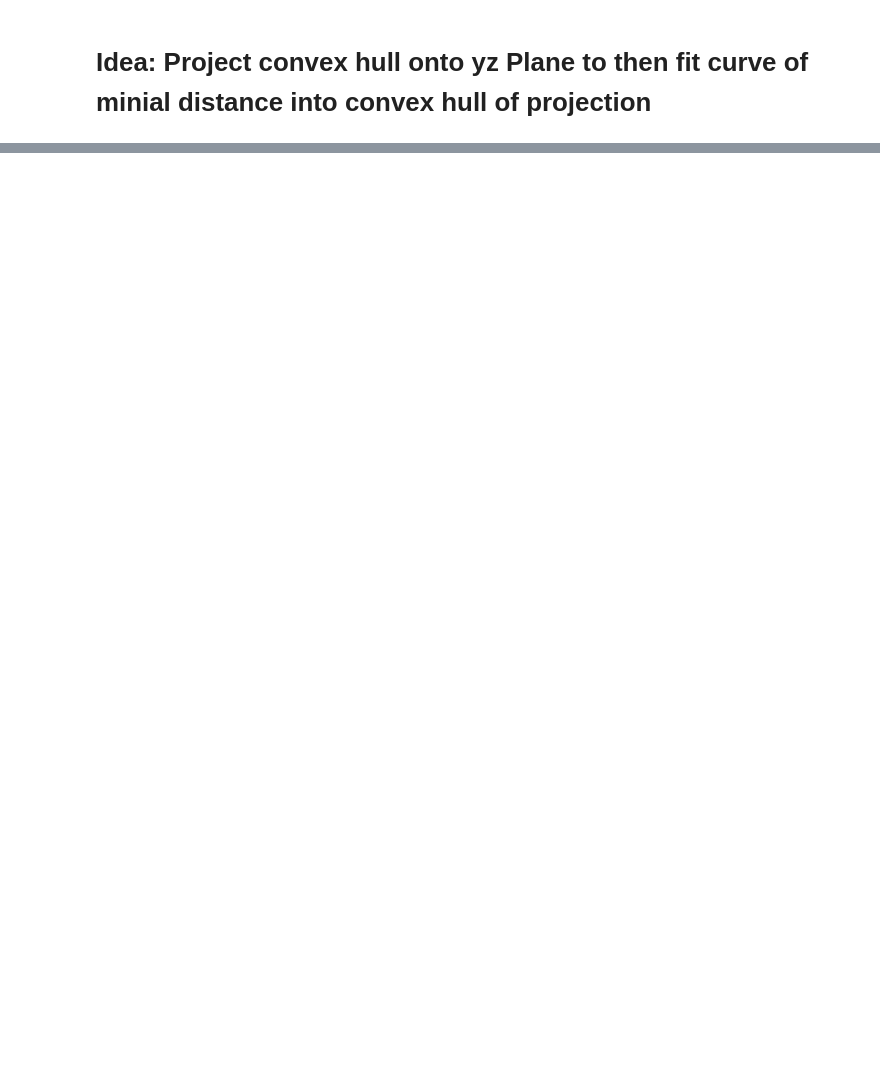
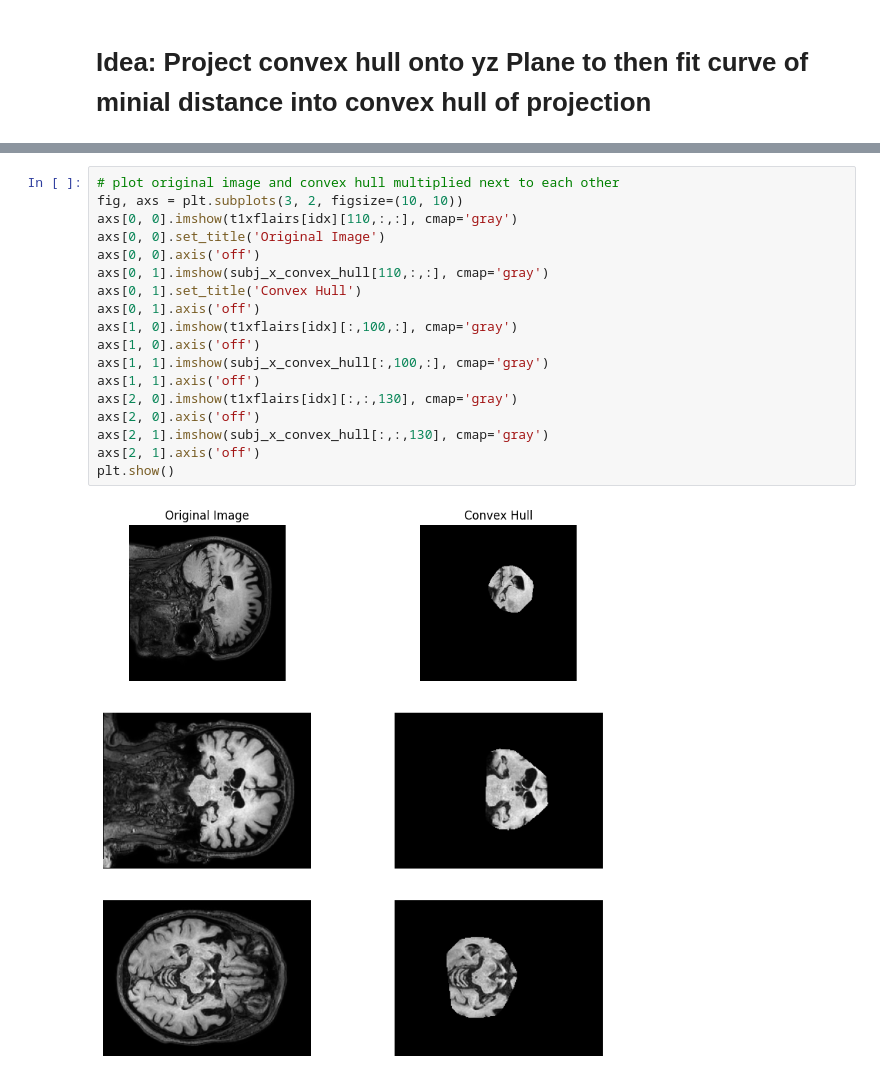
Before and after one commit to laierkasten23/PSU_Mamba, a Jupyter notebook: Code_scan_path/generate_scan_path.ipynb, the cells around one changed output, grey strips where cells are left out. Drawn from its saved outputs; the diff is of its cells as text; blank space fills up the shorter version.

```diff
--- a/Code_scan_path/generate_scan_path.ipynb
+++ b/Code_scan_path/generate_scan_path.ipynb
@@ -429,0 +602,20 @@ print(skeleton_volume)
+# %%
+# plot original image and convex hull multiplied next to each other
+fig, axs = plt.subplots(3, 2, figsize=(10, 10))
+axs[0, 0].imshow(t1xflairs[idx][110,:,:], cmap='gray')
+axs[0, 0].set_title('Original Image')
+axs[0, 0].axis('off')
+axs[0, 1].imshow(subj_x_convex_hull[110,:,:], cmap='gray')
+axs[0, 1].set_title('Convex Hull')
+axs[0, 1].axis('off')
+axs[1, 0].imshow(t1xflairs[idx][:,100,:], cmap='gray')
+axs[1, 0].axis('off')
+axs[1, 1].imshow(subj_x_convex_hull[:,100,:], cmap='gray')
+axs[1, 1].axis('off')
+axs[2, 0].imshow(t1xflairs[idx][:,:,130], cmap='gray')
+axs[2, 0].axis('off')
+axs[2, 1].imshow(subj_x_convex_hull[:,:,130], cmap='gray')
+axs[2, 1].axis('off')
+plt.show()
+# %% [output]
+[figure, added]
```
Also changed, not shown: parts of 22 cells of this notebook, 23 other files.
